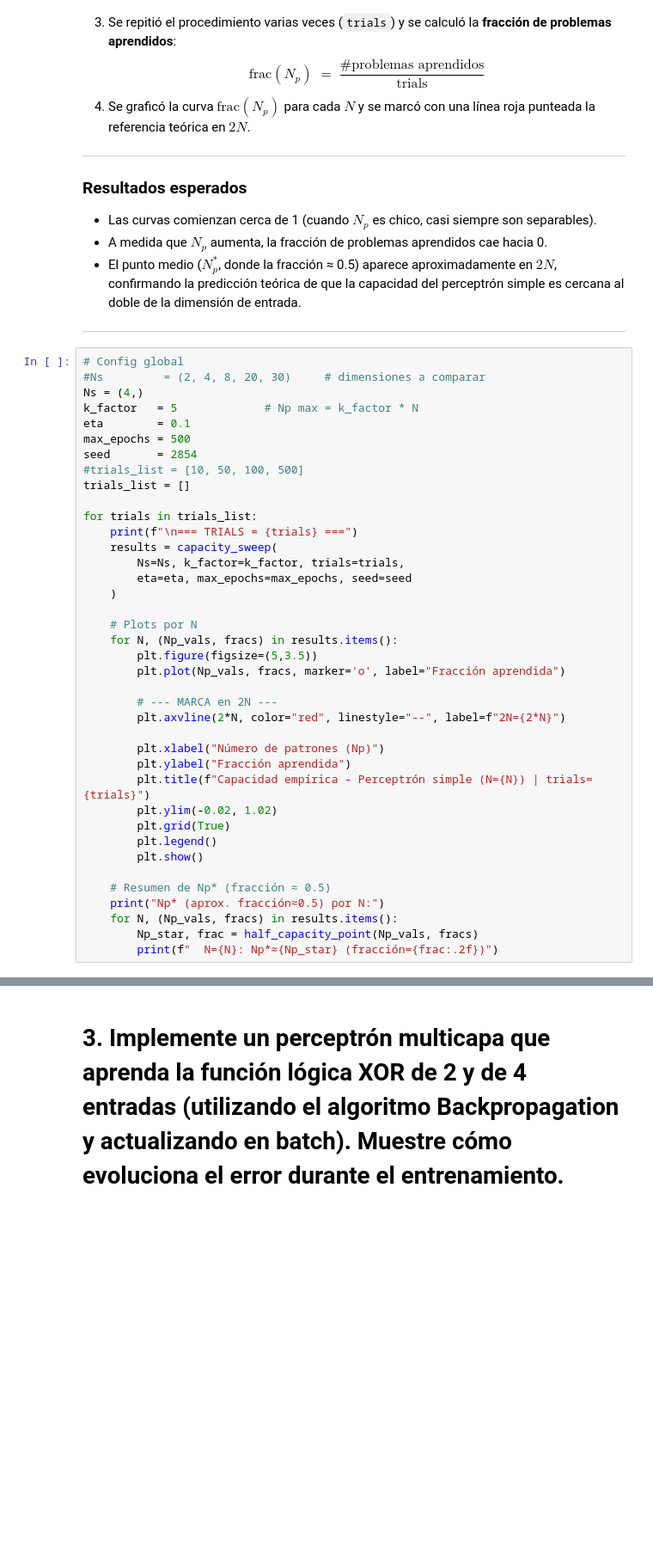
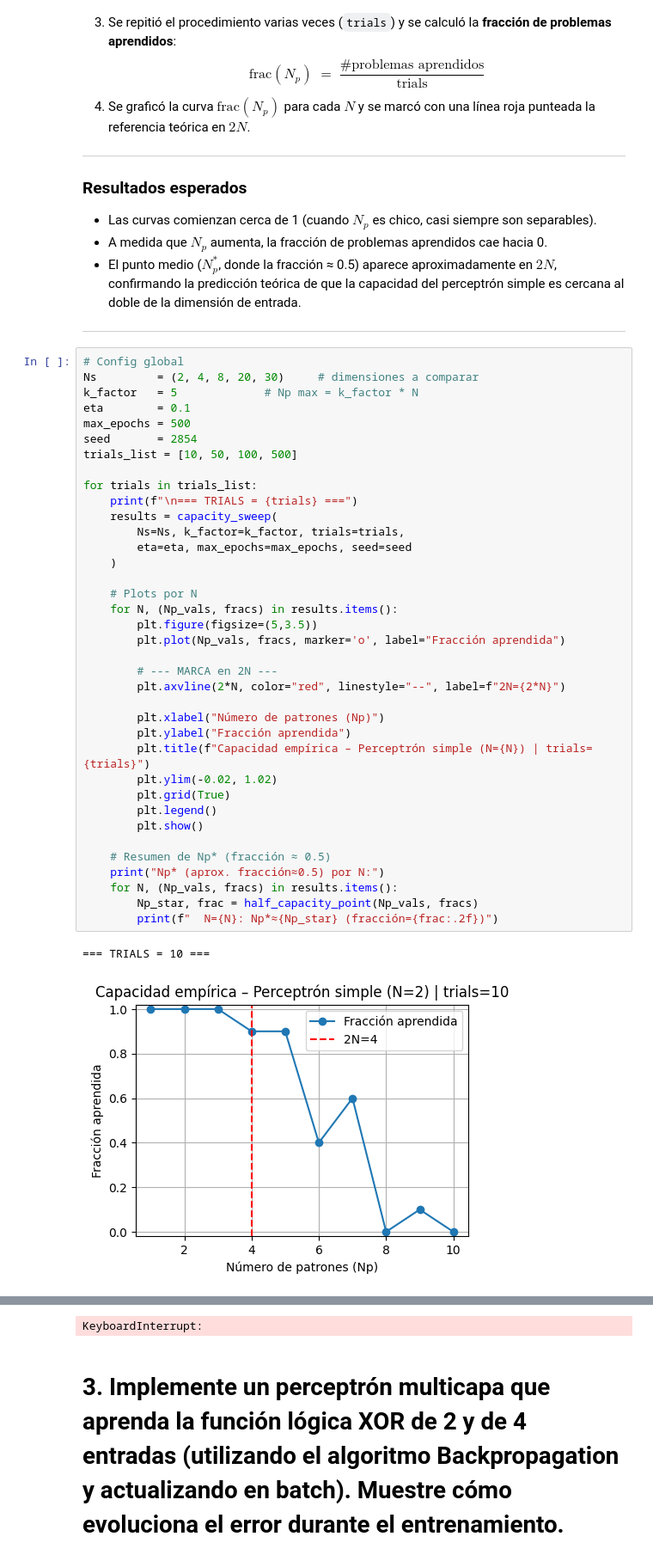
Before and after one commit to lminervino18/trabajos-practicos-aprendizaje-profundo, a Jupyter notebook: TP2/tp2.ipynb, the cells around one changed output, grey strips where cells are left out. Shown at 86% size. Saved outputs shown, nothing was run; the diff lists cells and outputs as text; blank space fills up the shorter version.

```diff
--- a/TP2/tp2.ipynb
+++ b/TP2/tp2.ipynb
@@ -459,40 +459,41 @@ En este bloque de código variamos **la dimensión del perceptrón ($N$)** y el
 ---
 # %%
 # Config global
-#Ns         = (2, 4, 8, 20, 30)     # dimensiones a comparar
-Ns = (4,)
+Ns         = (2, 4, 8, 20, 30)     # dimensiones a comparar
 k_factor   = 5             # Np max = k_factor * N
 eta        = 0.1
 max_epochs = 500
 seed       = 2854
-#trials_list = [10, 50, 100, 500]
-trials_list = []
+trials_list = [10, 50, 100, 500]
 
 for trials in trials_list:
     print(f"\n=== TRIALS = {trials} ===")
     results = capacity_sweep(
         Ns=Ns, k_factor=k_factor, trials=trials,
         eta=eta, max_epochs=max_epochs, seed=seed
     )
 
     # Plots por N
     for N, (Np_vals, fracs) in results.items():
         plt.figure(figsize=(5,3.5))
         plt.plot(Np_vals, fracs, marker='o', label="Fracción aprendida")
 
         # --- MARCA en 2N ---
         plt.axvline(2*N, color="red", linestyle="--", label=f"2N={2*N}")
 
         plt.xlabel("Número de patrones (Np)")
         plt.ylabel("Fracción aprendida")
         plt.title(f"Capacidad empírica – Perceptrón simple (N={N}) | trials={trials}")
         plt.ylim(-0.02, 1.02)
         plt.grid(True)
         plt.legend()
         plt.show()
 
     # Resumen de Np* (fracción ≈ 0.5)
     print("Np* (aprox. fracción≈0.5) por N:")
     for N, (Np_vals, fracs) in results.items():
         Np_star, frac = half_capacity_point(Np_vals, fracs)
         print(f"  N={N}: Np*≈{Np_star} (fracción={frac:.2f})")
+# %% [output]
+=== TRIALS = 10 ===
+[figure, added]
@@ -499,3 +512,4 @@ for trials in trials_list:
+KeyboardInterrupt:
 # %% [markdown]
 # 3. Implemente un perceptrón multicapa que aprenda la función lógica XOR de 2 y de 4 entradas (utilizando el algoritmo Backpropagation y actualizando en batch). Muestre cómo evoluciona el error durante el entrenamiento.
 # %% [markdown]
```
Also changed, not shown: parts of 11 cells of this notebook.
